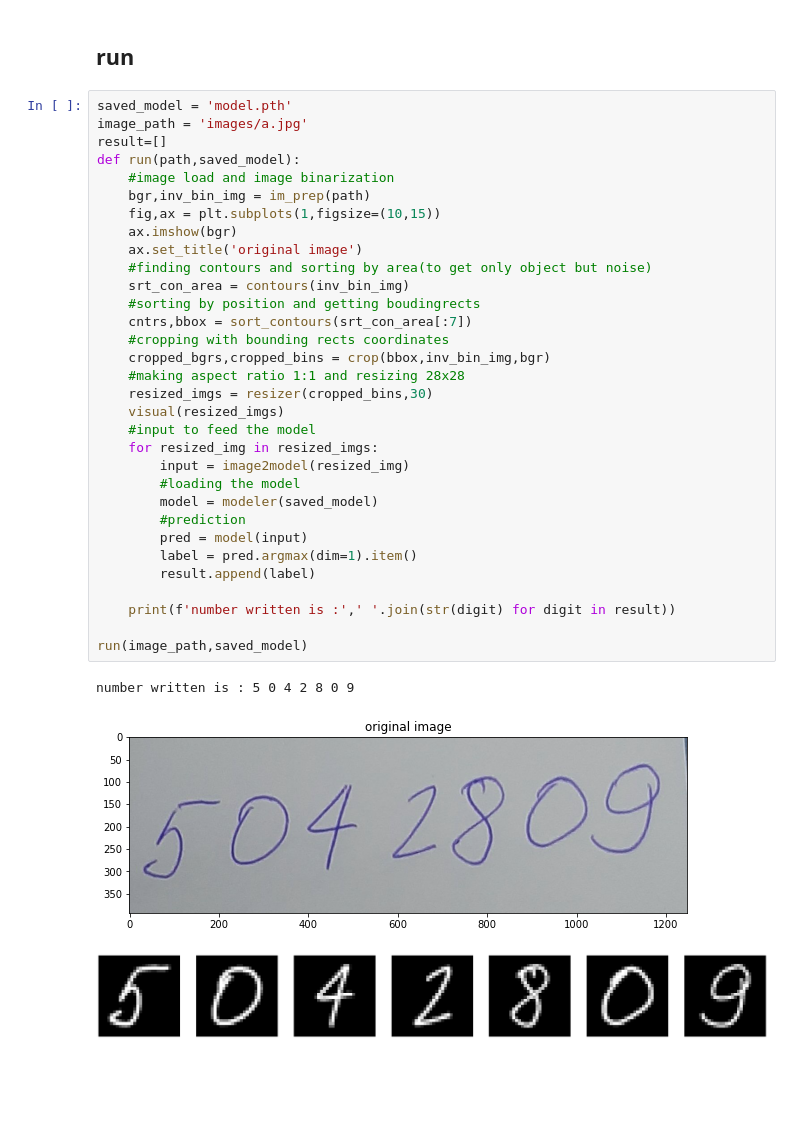
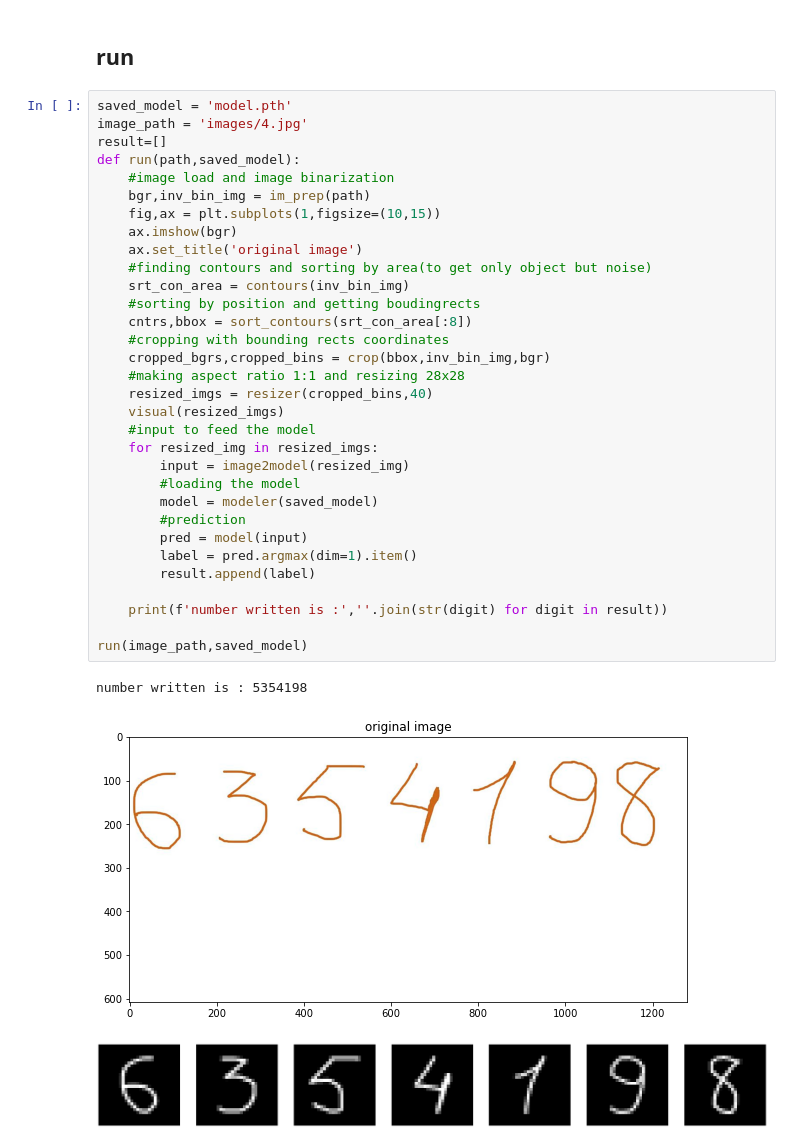
Before and after one commit to S-Alikhonov/AI_ML, a Jupyter notebook: Chapter 3/cotours : DNNs/handwriting.ipynb, the cells around one changed output. Saved outputs shown, nothing was run; the diff lists cells and outputs as text; blank space fills up the shorter version.

```diff
--- a/Chapter 3/cotours : DNNs/handwriting.ipynb
+++ b/Chapter 3/cotours : DNNs/handwriting.ipynb
@@ -146,37 +146,37 @@ def visual(imgs):
 ## run
 # %%
 saved_model = 'model.pth'
-image_path = 'images/a.jpg'
+image_path = 'images/4.jpg'
 result=[]
 def run(path,saved_model):
     #image load and image binarization
     bgr,inv_bin_img = im_prep(path)
     fig,ax = plt.subplots(1,figsize=(10,15))
     ax.imshow(bgr)
     ax.set_title('original image')
     #finding contours and sorting by area(to get only object but noise)
     srt_con_area = contours(inv_bin_img)
     #sorting by position and getting boudingrects
-    cntrs,bbox = sort_contours(srt_con_area[:7])
+    cntrs,bbox = sort_contours(srt_con_area[:8])
     #cropping with bounding rects coordinates
     cropped_bgrs,cropped_bins = crop(bbox,inv_bin_img,bgr)
     #making aspect ratio 1:1 and resizing 28x28
-    resized_imgs = resizer(cropped_bins,30)
+    resized_imgs = resizer(cropped_bins,40)
     visual(resized_imgs)
     #input to feed the model
     for resized_img in resized_imgs:
         input = image2model(resized_img)
         #loading the model
         model = modeler(saved_model)
         #prediction
         pred = model(input)
         label = pred.argmax(dim=1).item()
         result.append(label)
 
-    print(f'number written is :',' '.join(str(digit) for digit in result))
+    print(f'number written is :',''.join(str(digit) for digit in result))
 
 run(image_path,saved_model)
 # %% [output]
-number written is : 5 0 4 2 8 0 9
+number written is : 5354198
-[figure, old version]
+[figure, new version]
-[figure, old version]
+[figure, new version]
```
Also changed, not shown: 37 other files.
